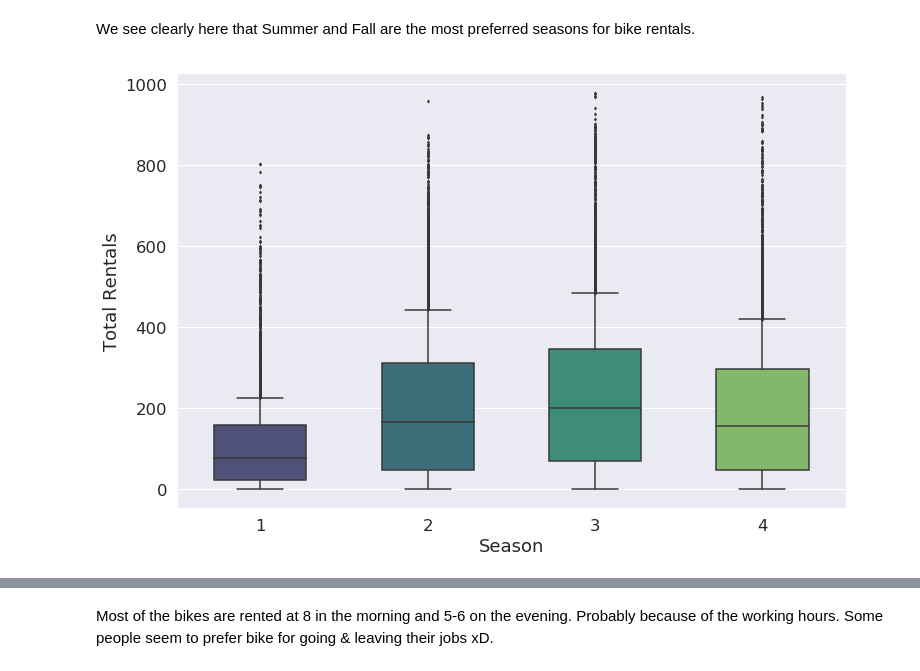
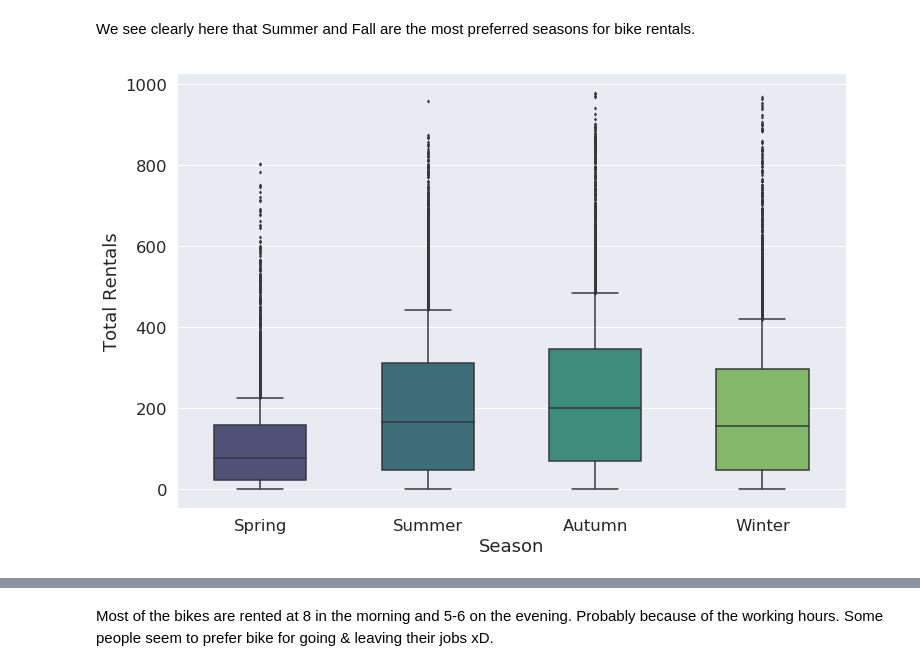
Before and after one commit to stefanosarta/bike-rental, a Jupyter notebook: bikes.ipynb, the cells around one changed output, grey strips where cells are left out. Cells and saved outputs as stored; diff of their text form; code cells hidden in the pictures.

```diff
--- a/bikes.ipynb
+++ b/bikes.ipynb
@@ -323,13 +338,14 @@ We see clearly here that Summer and Fall are the most preferred seasons for bike
 # %%
 #darkgrid, whitegrid, dark, white, ticks
 sns.set_style("darkgrid")
 #paper, notebook, talk, poster
 sns.set_context("notebook", font_scale=1.5)
 plt.figure(figsize=(12,8))
 ax = sns.boxplot(x="season", y="cnt", data=hour, width=.55, whis=.5, saturation=.6, fliersize=2,
              notch=False, palette='viridis')
+plt.xticks([0, 1, 2, 3], ['Spring', 'Summer', 'Autumn', 'Winter'])
 ax.set_xlabel("Season")
 ax.set_ylabel("Total Rentals")
 plt.show()
 # %% [output]
-[figure, old version]
+[figure, new version]
```
Also changed, not shown: parts of 12 cells of this notebook.
